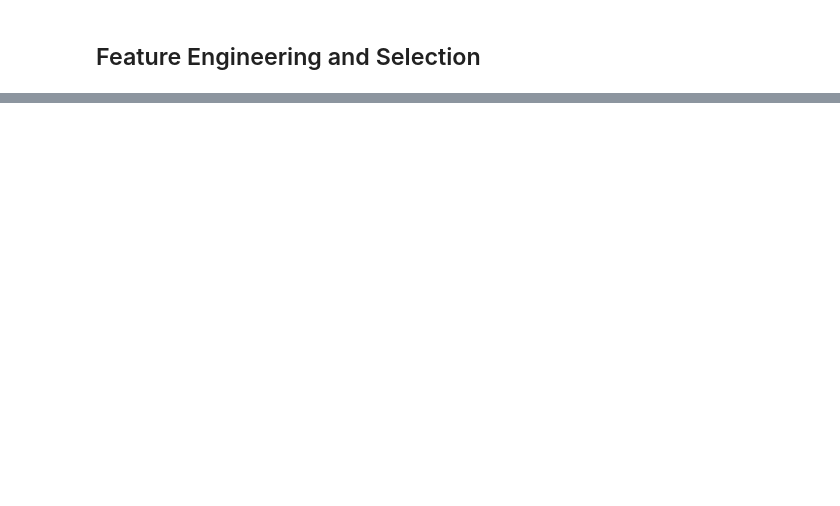
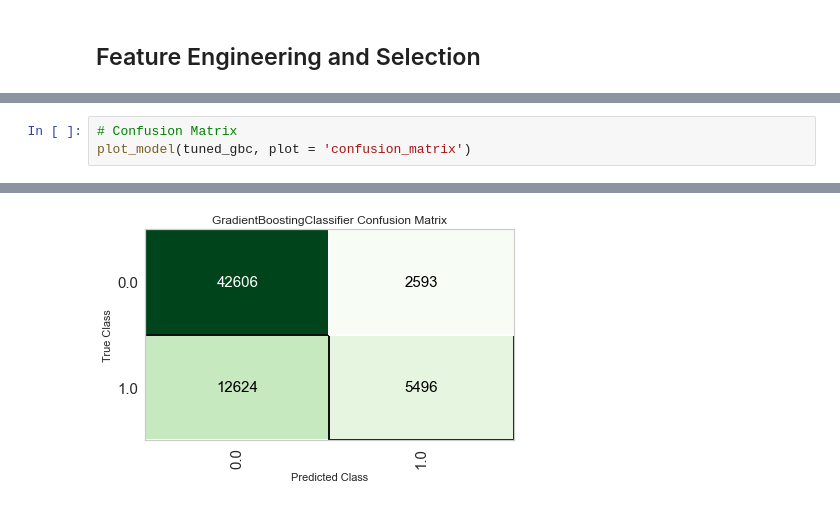
Before and after one commit to UC-Healthcare/Healthcare_Analysis, a Jupyter notebook: ML_Model_Final.ipynb, the cells around one changed output, grey strips where cells are left out. Saved outputs shown, nothing was run; the diff lists cells and outputs as text; blank space fills up the shorter version.

```diff
--- a/ML_Model_Final.ipynb
+++ b/ML_Model_Final.ipynb
@@ -182,0 +316,4 @@ print(classification_report(y_test, y_pred))
+# %%
+# Confusion Matrix
+plot_model(tuned_gbc, plot = 'confusion_matrix')
+# %% [output]
@@ -182,0 +321 @@ print(classification_report(y_test, y_pred))
+[figure, added]
```
Also changed, not shown: parts of 28 cells of this notebook, 1 other file.
